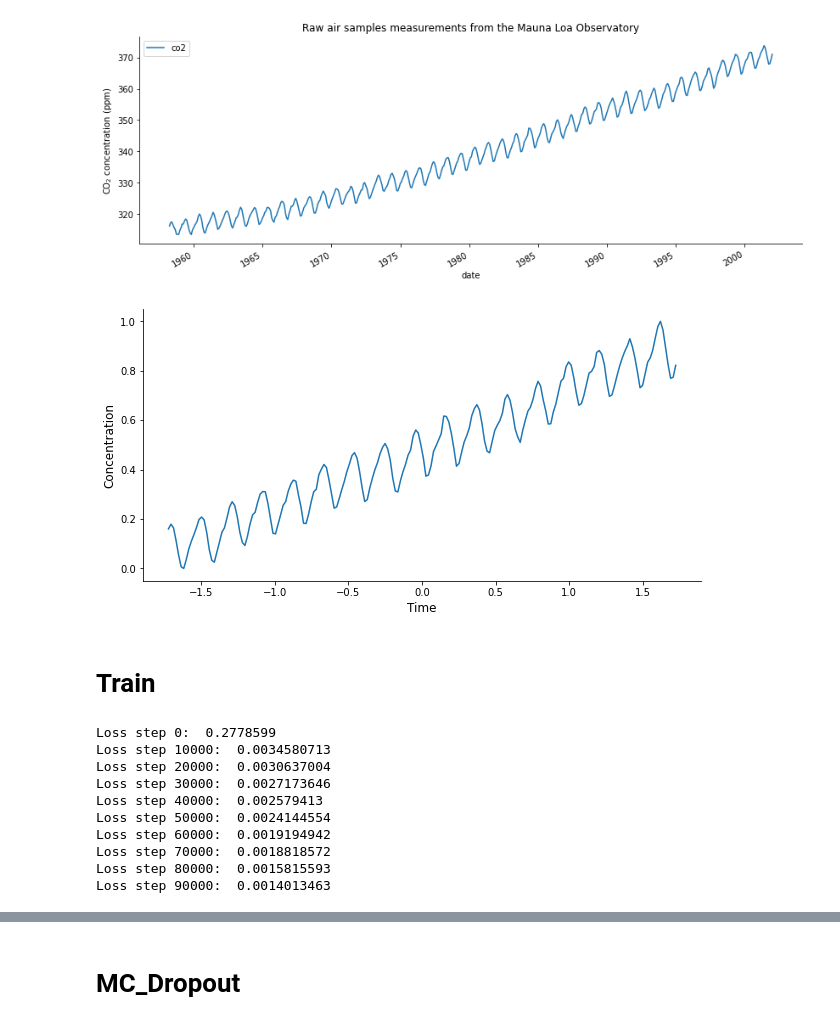
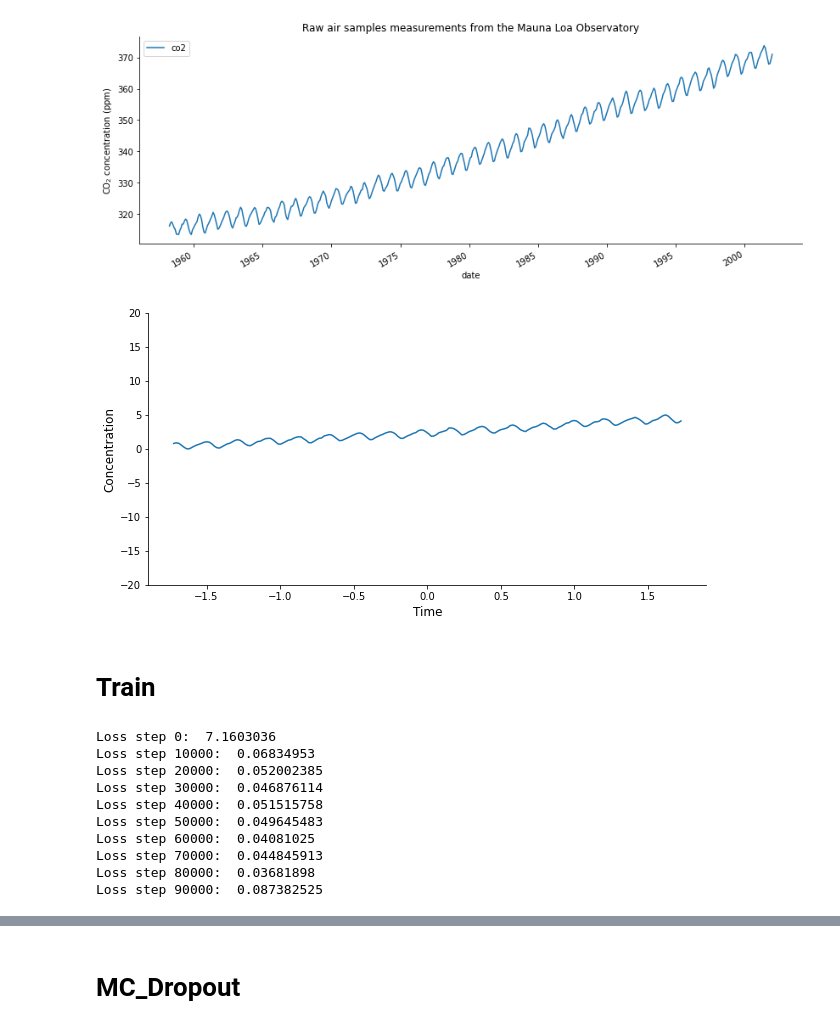
Before and after one commit to AnandShegde/bnn-zoo, a Jupyter notebook: notebooks/Mauna_Loa_Co2_Classification_MC_Dropout.ipynb, the cells around one changed output, grey strips where cells are left out. Drawn from its saved outputs; the diff is of its cells as text; code cells hidden in the pictures.

```diff
--- a/notebooks/Mauna_Loa_Co2_Classification_MC_Dropout.ipynb
+++ b/notebooks/Mauna_Loa_Co2_Classification_MC_Dropout.ipynb
@@ -80,19 +80,19 @@ scaler = scaler.fit(X[s:n])
 x = scaler.transform(X[s:n])
 # %%
 y = jnp.array(co2_df["co2"][s:n])
-min_max = sp.MinMaxScaler()
+min_max = sp.MinMaxScaler(feature_range=(0,5))
 # y = sp.minmax_scale(co2_df["co2"][s:n],feature_range=(0,5)).reshape(-1,1)
 min_max = min_max.fit(y.reshape(-1,1))
 y = min_max.transform(y.reshape(-1,1))
 # %%
 plt.figure(figsize=(10,5))
 plt.plot(x,y)
-# plt.ylim(-20,20)
+plt.ylim(-20,20)
 plt.xlabel("Time", fontsize=12)
 plt.ylabel("Concentration", fontsize=12)
 sns.despine()
 # %% [output]
-[figure, old version]
+[figure, new version]
 # %% [markdown]
 # Train
 # %%
@@ -154,18 +154,18 @@ auxs = {
     "deterministic": False,
     "rate": 0.1
 }
-params, losses =  fit(model, params, auxs, learning_rate=0.0005, epochs=100000, verbose=True)
+params, losses =  fit(model, params, auxs, learning_rate=0.003, epochs=100000, verbose=True)
 # %% [output]
-Loss step 0:  0.2778599
-Loss step 10000:  0.0034580713
-Loss step 20000:  0.0030637004
-Loss step 30000:  0.0027173646
-Loss step 40000:  0.002579413
-Loss step 50000:  0.0024144554
-Loss step 60000:  0.0019194942
-Loss step 70000:  0.0018818572
-Loss step 80000:  0.0015815593
-Loss step 90000:  0.0014013463
+Loss step 0:  7.1603036
+Loss step 10000:  0.06834953
+Loss step 20000:  0.052002385
+Loss step 30000:  0.046876114
+Loss step 40000:  0.051515758
+Loss step 50000:  0.049645483
+Loss step 60000:  0.04081025
+Loss step 70000:  0.044845913
+Loss step 80000:  0.03681898
+Loss step 90000:  0.087382525
 # %%
 x_grid = jnp.linspace(-1.5,1.5,200).reshape(-1,1)
 plt.figure(figsize=(10,7))
```
Also changed, not shown: parts of 3 cells of this notebook.
